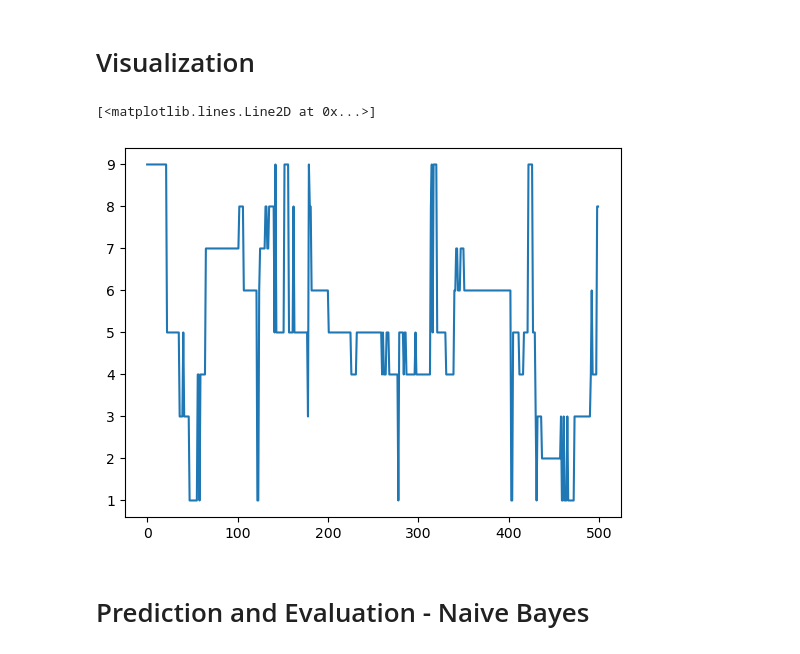
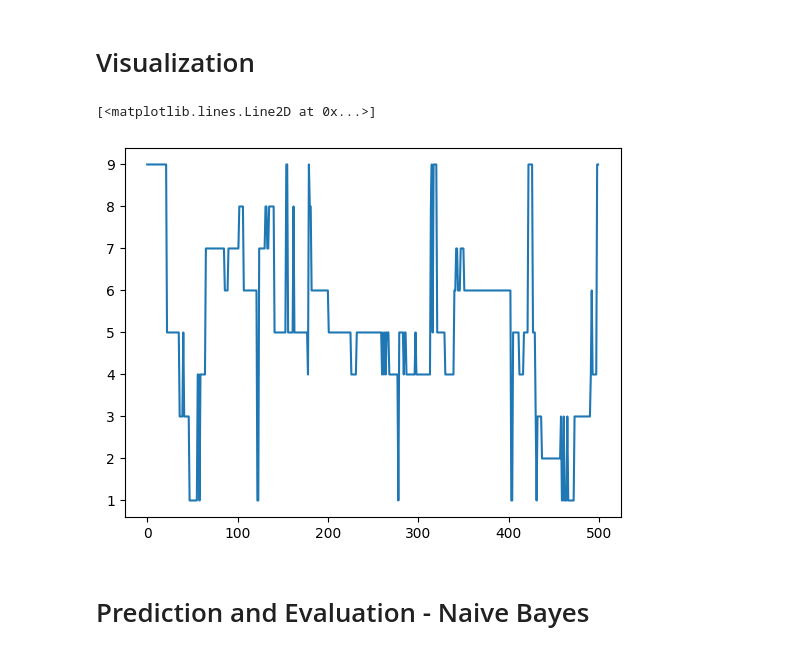
Before and after one commit to joyyuan89/FinAI, a Jupyter notebook: case_study/market_regime/Market_regime_v1.ipynb, the cells around one changed output. Saved outputs shown, nothing was run; the diff lists cells and outputs as text; code cells hidden in the pictures.

```diff
--- a/case_study/market_regime/Market_regime_v1.ipynb
+++ b/case_study/market_regime/Market_regime_v1.ipynb
@@ -297,6 +177,11 @@ labels_KMEANS = kmeans.fit_predict(clusterable_embedding)
+# %%
+from model import HighDimensionalClustering
+umap_kmeans = HighDimensionalClustering(reducer_name = 'UMAP', dimension= 2, Nneighbor=30, clustering_model_name = 'kMeans', Ncluster = 4)
+umap_kmeans.clustering(market_data)
 # %%
 # add labels to the data
-labels = labels_KMEANS
+clusterable_embedding = umap_kmeans.low_dimension_embedding
+labels = umap_kmeans.labels
 df_labeled = market_data.copy()
 df_labeled['label'] = labels
 # %%
@@ -401,10 +251,9 @@ else:
 # %%
 # plot the time series of "relabel" of df_labled
-
-plt.plot(df_labeled[['relabel']].tail(500).reset_index(drop=True))
+plt.plot(df_relabeled[['relabel']].tail(500).reset_index(drop=True))
 # %% [output]
 [<matplotlib.lines.Line2D at 0x...>]
-[figure, old version]
+[figure, new version]
 # %% [markdown]
 # Prediction and Evaluation - Naive Bayes
 # %% [markdown]
```
Also changed, not shown: parts of 37 cells of this notebook, 5 other files.
